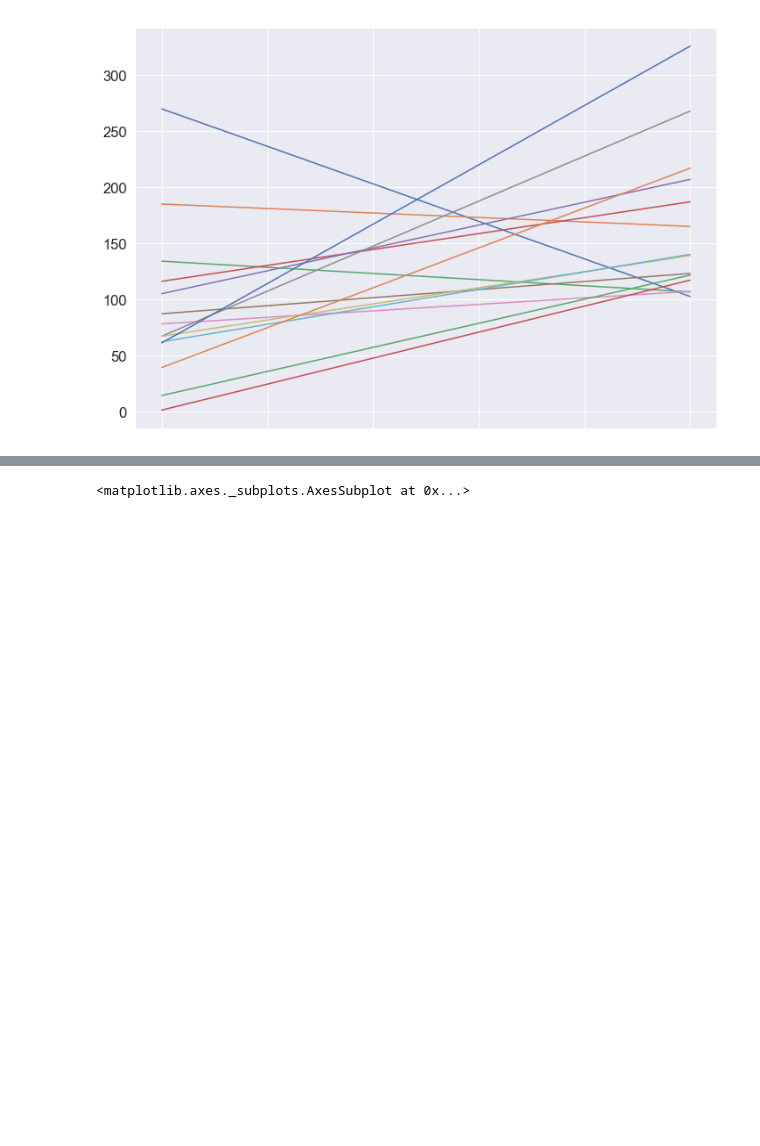
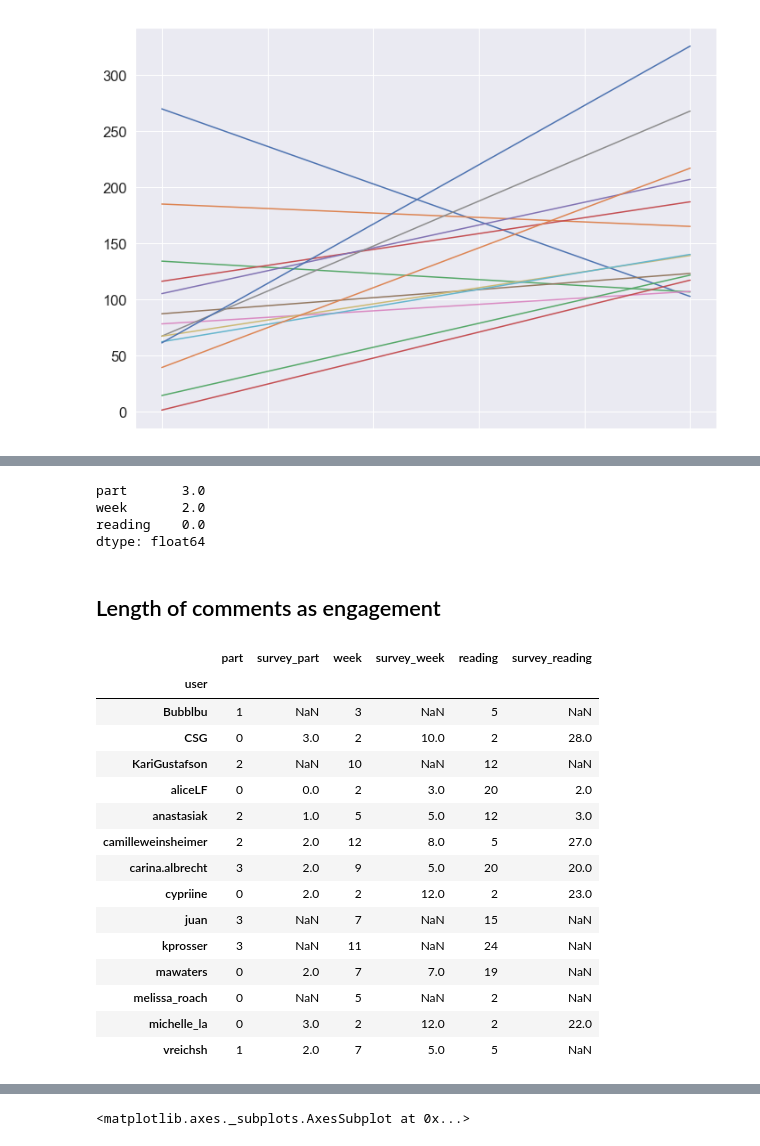
Before and after one commit to Bubblbu/public-knowledge-annotations, a Jupyter notebook: code/presentation.ipynb, the cells around one changed output, grey strips where cells are left out. Saved outputs shown, nothing was run; the diff lists cells and outputs as text; code cells hidden in the pictures; blank space fills up the shorter version.

```diff
--- a/code/presentation.ipynb
+++ b/code/presentation.ipynb
@@ -97,6 +97,8 @@ readings.drop(merge_urls[1:], inplace=True)
 comments.url_id = comments.url_id.map(lambda x: 28 if x in merge_urls else x)
 our_comments = comments[comments.user.isin(usernames)]
 
+our_comments['length'] = our_comments.text.map(lambda x: len(str(x)))
+
 our_comments.head()
 # %% [output]
 |  | url_id | user | text | created | updated | references | in_class | url | week | part | date | ... |
@@ -207,2 +142,0 @@ dtype: float64
-# %%
-our_comments['reading_time'] = our_comments.text.map(lambda x: median([len(str(y)) for y in x.tolist()]))
@@ -317,0 +250,43 @@ counts.T.plot(legend=False)
+# %%
+matches.sum()
+# %% [output]
+part       3.0
+week       2.0
+reading    0.0
+dtype: float64
+# %% [markdown]
+## Length of comments as engagement
+# %%
+df = pd.DataFrame(columns=['part', 'survey_part', 'week', 'survey_week', 'reading', 'survey_reading'])
+
+by = "length"
+x = our_comments.groupby(["user", "part"])[by].mean().reset_index()
+df['part'] = x.groupby("user").apply(lambda x: x.loc[x[by].idxmax()])['part']
+
+x = our_comments.groupby(["user", "week"])[by].mean().reset_index()
+df['week'] = x.groupby("user").apply(lambda x: x.loc[x[by].idxmax()])['week']
+
+x = our_comments.groupby(["user", "url_id"])[by].mean().reset_index()
+df['reading'] = x.groupby("user").apply(lambda x: x.loc[x[by].idxmax()])['url_id']
+
+df['survey_part'] = eng_survey['eng_part']
+df['survey_week'] = eng_survey['eng_week']
+df['survey_reading'] = eng_survey['eng_reading']
+df
+# %% [output]
+|  | part | survey_part | week | survey_week | reading | survey_reading |
+| user |  |  |  |  |  |  |
+| Bubblbu | 1 | NaN | 3 | NaN | 5 | NaN |
+| CSG | 0 | 3.0 | 2 | 10.0 | 2 | 28.0 |
+| KariGustafson | 2 | NaN | 10 | NaN | 12 | NaN |
+| aliceLF | 0 | 0.0 | 2 | 3.0 | 20 | 2.0 |
+| anastasiak | 2 | 1.0 | 5 | 5.0 | 12 | 3.0 |
+| camilleweinsheimer | 2 | 2.0 | 12 | 8.0 | 5 | 27.0 |
+| carina.albrecht | 3 | 2.0 | 9 | 5.0 | 20 | 20.0 |
+| cypriine | 0 | 2.0 | 2 | 12.0 | 2 | 23.0 |
+| juan | 3 | NaN | 7 | NaN | 15 | NaN |
+| kprosser | 3 | NaN | 11 | NaN | 24 | NaN |
+| mawaters | 0 | 2.0 | 7 | 7.0 | 19 | NaN |
+| melissa_roach | 0 | NaN | 5 | NaN | 2 | NaN |
+| michelle_la | 0 | 3.0 | 2 | 12.0 | 2 | 22.0 |
+| vreichsh | 1 | 2.0 | 7 | 5.0 | 5 | NaN |
```
Also changed, not shown: parts of 19 cells of this notebook, 1 other file.
